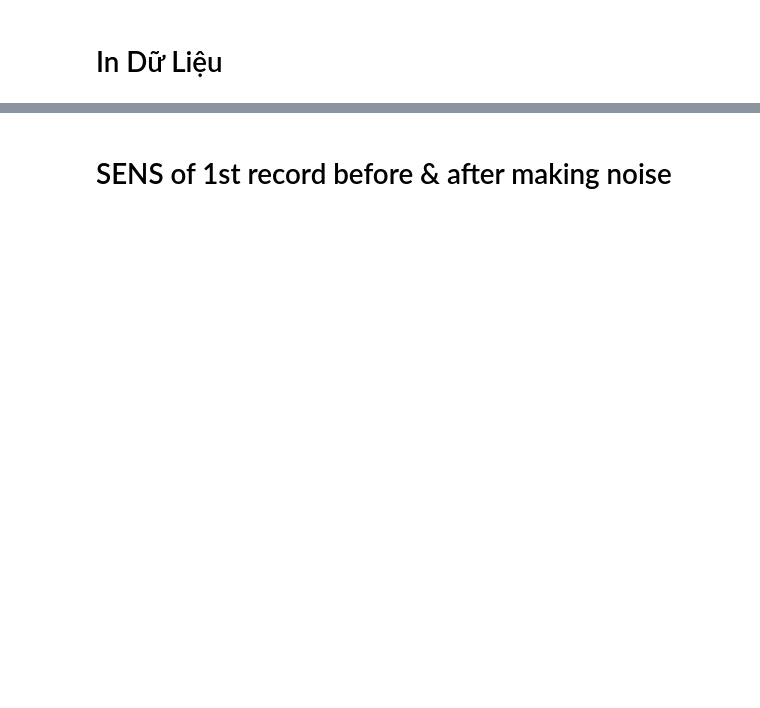
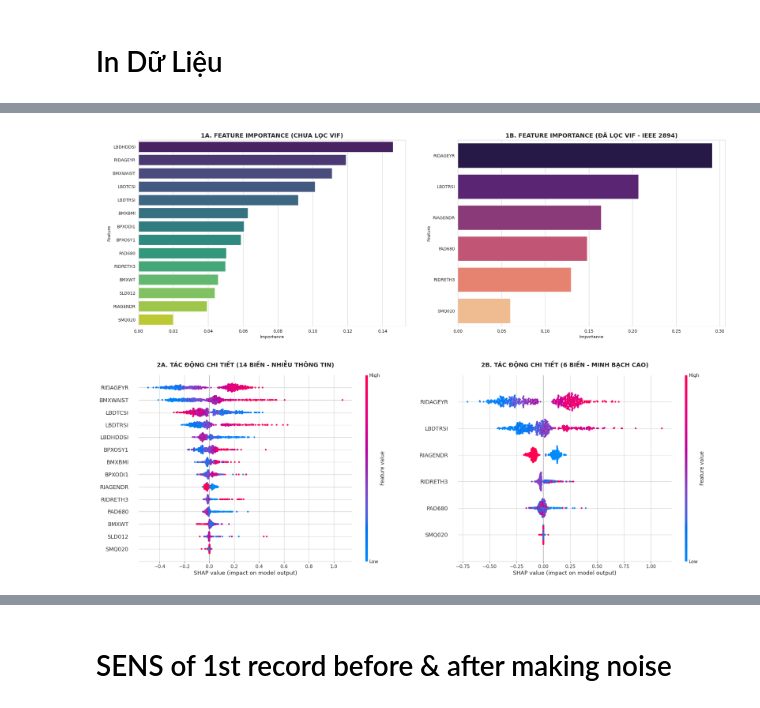
Before and after one commit to nguyenmongtrinh-lab/xai-evaluation, a Jupyter notebook: xai-evaluation.ipynb, the cells around one changed output, grey strips where cells are left out. Drawn from its saved outputs; the diff is of its cells as text; code cells hidden in the pictures; blank space fills up the shorter version.

```diff
--- a/xai-evaluation.ipynb
+++ b/xai-evaluation.ipynb
@@ -450,0 +393,82 @@ plt.show()
+# %%
+import xgboost as xgb
+import pandas as pd
+import numpy as np
+import matplotlib.pyplot as plt
+import seaborn as sns
+import shap
+from sklearn.model_selection import train_test_split
+from sklearn.metrics import mean_absolute_error, r2_score
+
+# 1. Hàm xử lý tích hợp: Train -> Evaluate -> Importance -> SHAP
+def get_model_and_shap(df):
+    # Chuẩn bị dữ liệu
+    X = df.drop(columns=['SEQN', 'LBDGLUSI'])
+    y = df['LBDGLUSI']
+    X_train, X_test, y_train, y_test = train_test_split(X, y, test_size=0.2, random_state=42)
+
+    # Huấn luyện XGBoost (Cấu hình chuẩn)
+    model = xgb.XGBRegressor(n_estimators=500, max_depth=4, learning_rate=0.01, random_state=42)
+    model.fit(X_train, y_train)
+
+    # Đánh giá hiệu năng
+    y_pred = model.predict(X_test)
+    mae = mean_absolute_error(y_test, y_pred)
+    r2 = r2_score(y_test, y_pred)
+
+    # Tính Feature Importance (Gain)
+    importance_df = pd.DataFrame({
+        'Feature': X.columns,
+        'Importance': model.feature_importances_
+    }).sort_values(by='Importance', ascending=False)
+
+    # Tính toán SHAP
+    explainer = shap.Explainer(model)
+    shap_values = explainer(X_test)
+
+    return importance_df, shap_values, X_test, mae, r2
+
+# --- THỰC HIỆN TÍNH TOÁN CHO CẢ 2 GIAI ĐOẠN ---
+print("⏳ Đang xử lý Mô hình 1 (Trước khi lọc VIF - 14 biến)...")
+imp_before, shap_before, X_test_before, mae_before, r2_before = get_model_and_shap(df_working)
+
+print("⏳ Đang xử lý Mô hình 2 (Sau khi lọc VIF - 6 biến chuẩn IEEE)...")
+imp_after, shap_after, X_test_after, mae_after, r2_after = get_model_and_shap(df_final)
+
+# --- IN KẾT QUẢ ĐỐI CHỨNG HIỆU NĂNG ---
+print("\n" + "="*50)
+print("📊 BÁO CÁO ĐỐI CHỨNG HIỆU NĂNG MÔ HÌNH")
+print("-" * 50)
+print(f"{'Chỉ số':<20} | {'Trước lọc VIF':<15} | {'Sau lọc VIF':<15}")
+print(f"{'Số lượng đặc trưng':<20} | {'14':<15} | {'6':<15}")
+print(f"{'MAE (mmol/L)':<20} | {mae_before:<15.4f} | {mae_after:<15.4f}")
+print(f"{'R2 Score':<20} | {r2_before:<15.4f} | {r2_after:<15.4f}")
+print("="*50 + "\n")
+
+# --- VẼ BIỂU ĐỒ TỔNG HỢP SO SÁNH (Giữ nguyên logic cũ) ---
+fig = plt.figure(figsize=(22, 16))
+sns.set_style("whitegrid")
+
+# HÀNG 1: FEATURE IMPORTANCE
+ax1 = fig.add_subplot(221)
+sns.barplot(x="Importance", y="Feature", data=imp_before, palette="viridis", ax=ax1, hue="Feature", legend=False)
+ax1.set_title("1A. FEATURE IMPORTANCE (CHƯA LỌC VIF)", fontsize=14, fontweight='bold')
+
+ax2 = fig.add_subplot(222)
+sns.barplot(x="Importance", y="Feature", data=imp_after, palette="magma", ax=ax2, hue="Feature", legend=False)
+ax2.set_title("1B. FEATURE IMPORTANCE (ĐÃ LỌC VIF - IEEE 2894)", fontsize=14, fontweight='bold')
+
+# HÀNG 2: SHAP BEESWARM
+plt.subplot(223)
+shap.summary_plot(shap_before, X_test_before, show=False, plot_size=None)
+plt.title("2A. TÁC ĐỘNG CHI TIẾT (14 BIẾN - NHIỄU THÔNG TIN)", fontsize=14, fontweight='bold', pad=20)
+
+plt.subplot(224)
+shap.summary_plot(shap_after, X_test_after, show=False, plot_size=None)
+plt.title("2B. TÁC ĐỘNG CHI TIẾT (6 BIẾN - MINH BẠCH CAO)", fontsize=14, fontweight='bold', pad=20)
+
+plt.tight_layout(pad=5.0)
+plt.show()
+
+print(f"✅ QUY TRÌNH HOÀN TẤT. Dữ liệu đã được đối chứng định lượng.")
+# %% [output]
@@ -450,0 +486 @@ plt.show()
+[figure, added]
```
Also changed, not shown: parts of 18 cells of this notebook.
